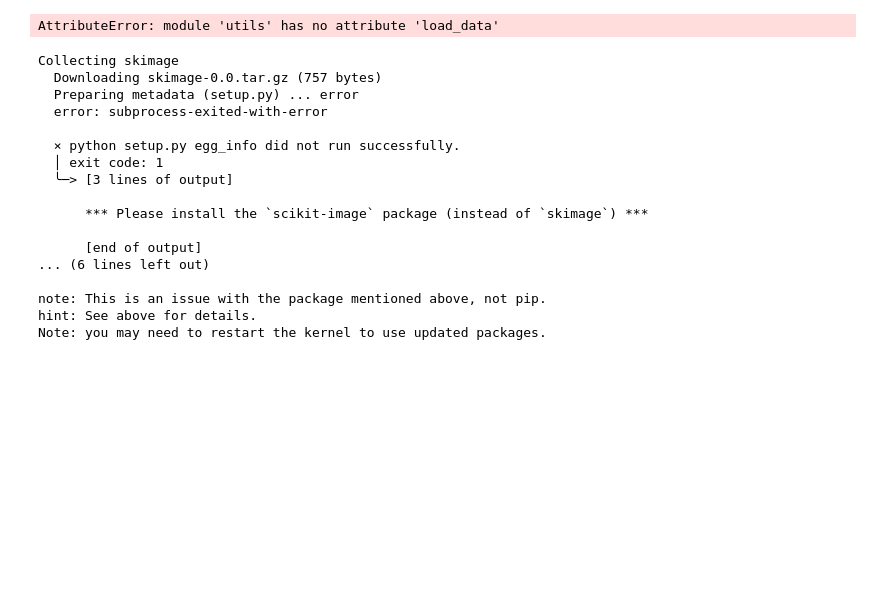
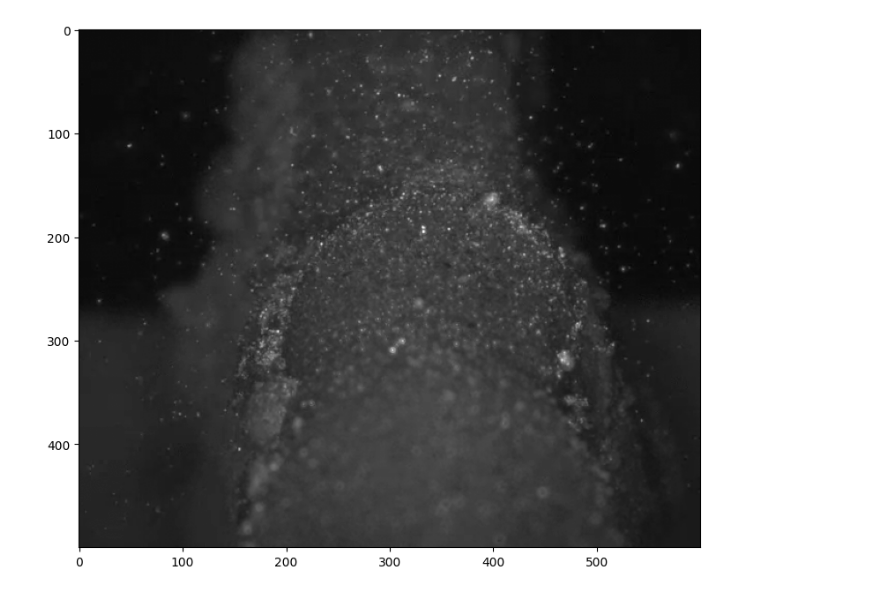
Before and after one commit to sidyea/FSCM_sid, a Jupyter notebook: Edge Detection.ipynb, the cells around one changed output. Saved outputs shown, nothing was run; the diff lists cells and outputs as text; code cells hidden in the pictures; blank space fills up the shorter version.

```diff
--- a/Edge Detection.ipynb
+++ b/Edge Detection.ipynb
@@ -4,27 +4,9 @@ import utils
 import canny_edge_detector as ced
 # %%
 
-img = utils.load_data()
+imgs = utils.load_data("Images/Inputs")
-# %% [output]
-AttributeError: module 'utils' has no attribute 'load_data'
 # %%
-pip install skimage
+utils.visualize(imgs, "gray")
 # %% [output]
-Collecting skimage
-  Downloading skimage-0.0.tar.gz (757 bytes)
-  Preparing metadata (setup.py) ... error
-  error: subprocess-exited-with-error
-
-  × python setup.py egg_info did not run successfully.
-  │ exit code: 1
-  ╰─> [3 lines of output]
-
-      *** Please install the `scikit-image` package (instead of `skimage`) ***
-
-      [end of output]
-... (6 lines left out)
-
-note: This is an issue with the package mentioned above, not pip.
-hint: See above for details.
-Note: you may need to restart the kernel to use updated packages.
+[figure, added]
 # %%
```
Also changed, not shown: parts of 7 cells of this notebook, 1 other file.
